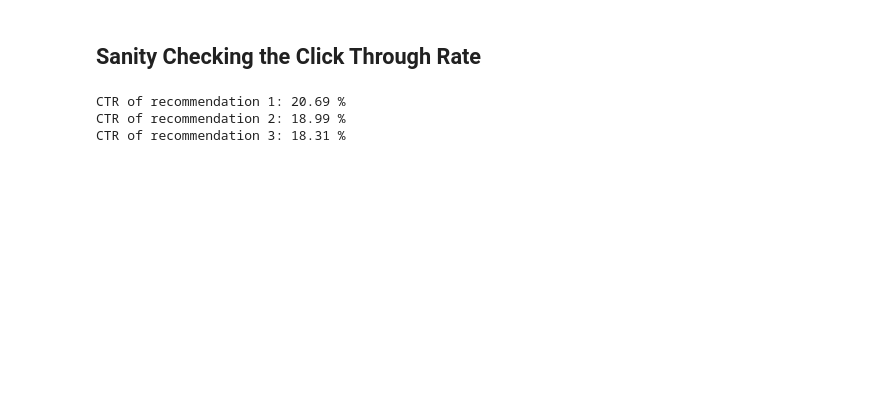
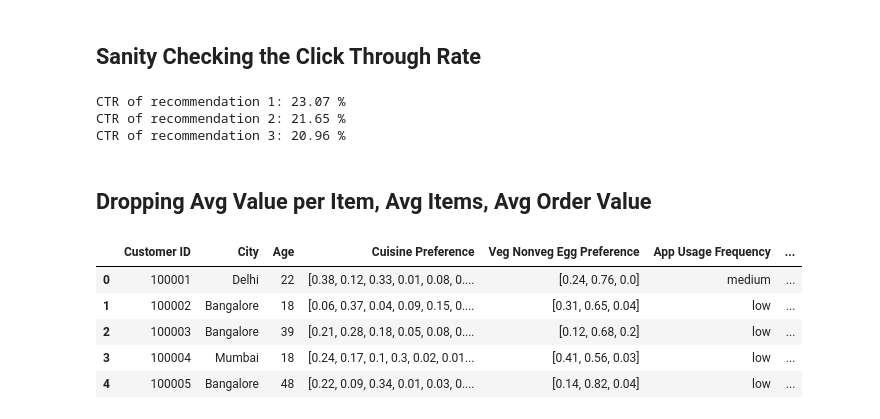
Before and after one commit to jagan010101/Zomato, a Jupyter notebook: Data Generation/Notebook/zomato_gen_tables.ipynb, the cells around one changed output. Drawn from its saved outputs; the diff is of its cells as text; code cells hidden in the pictures; blank space fills up the shorter version.

Commit message:
Final Data

```diff
--- a/Data Generation/Notebook/zomato_gen_tables.ipynb
+++ b/Data Generation/Notebook/zomato_gen_tables.ipynb
@@ -666,10 +952,24 @@ orders_df.to_csv(BASE_DIR + "/Data Generation/Data/zomato_orders.csv", index = F
 # %% [markdown]
 ## Sanity Checking the Click Through Rate
 # %%
-print('CTR of recommendation 1:', round(orders_df['recommendation_added_1'].sum()/len(orders_df) * 100, 2),'%')
-print('CTR of recommendation 2:', round(orders_df['recommendation_added_2'].sum()/len(orders_df) * 100, 2),'%')
-print('CTR of recommendation 3:', round(orders_df['recommendation_added_3'].sum()/len(orders_df) * 100, 2),'%')
+print('CTR of recommendation 1:', round(orders_df['Recommendation Added 1'].sum()/len(orders_df) * 100, 2),'%')
+print('CTR of recommendation 2:', round(orders_df['Recommendation Added 2'].sum()/len(orders_df) * 100, 2),'%')
+print('CTR of recommendation 3:', round(orders_df['Recommendation Added 3'].sum()/len(orders_df) * 100, 2),'%')
 # %% [output]
-CTR of recommendation 1: 20.69 %
-CTR of recommendation 2: 18.99 %
-CTR of recommendation 3: 18.31 %
+CTR of recommendation 1: 23.07 %
+CTR of recommendation 2: 21.65 %
+CTR of recommendation 3: 20.96 %
+# %% [markdown]
+## Dropping Avg Value per Item, Avg Items, Avg Order Value
+# %%
+customers_df = pd.read_csv(BASE_DIR + "/Data Generation/Data/zomato_customers.csv")
+customers_df.drop(columns = ['Avg Value per Item', 'Avg Items', 'Avg Order Value'])
+
+customers_df.head()
+# %% [output]
+|  | Customer ID | City | Age | Cuisine Preference | Veg Nonveg Egg Preference | App Usage Frequency | ... |
+| 0 | 100001 | Delhi | 22 | [0.38, 0.12, 0.33, 0.01, 0.08, 0.... | [0.24, 0.76, 0.0] | medium | ... |
+| 1 | 100002 | Bangalore | 18 | [0.06, 0.37, 0.04, 0.09, 0.15, 0.... | [0.31, 0.65, 0.04] | low | ... |
+| 2 | 100003 | Bangalore | 39 | [0.21, 0.28, 0.18, 0.05, 0.08, 0.... | [0.12, 0.68, 0.2] | low | ... |
+| 3 | 100004 | Mumbai | 18 | [0.24, 0.17, 0.1, 0.3, 0.02, 0.01... | [0.41, 0.56, 0.03] | low | ... |
+| 4 | 100005 | Bangalore | 48 | [0.22, 0.09, 0.34, 0.01, 0.03, 0.... | [0.14, 0.82, 0.04] | low | ... |
```
Also changed, not shown: parts of 52 cells of this notebook, 5 other files.
